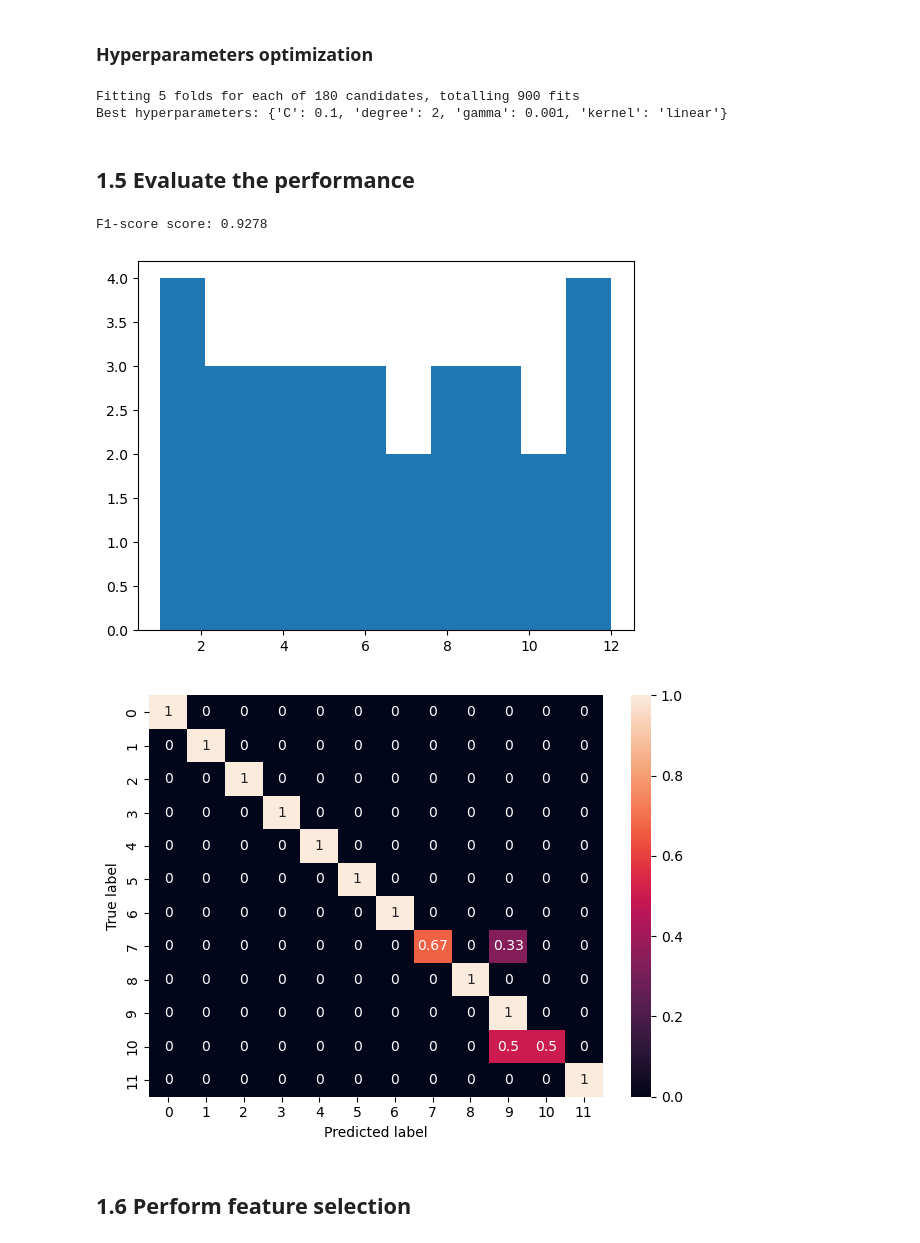
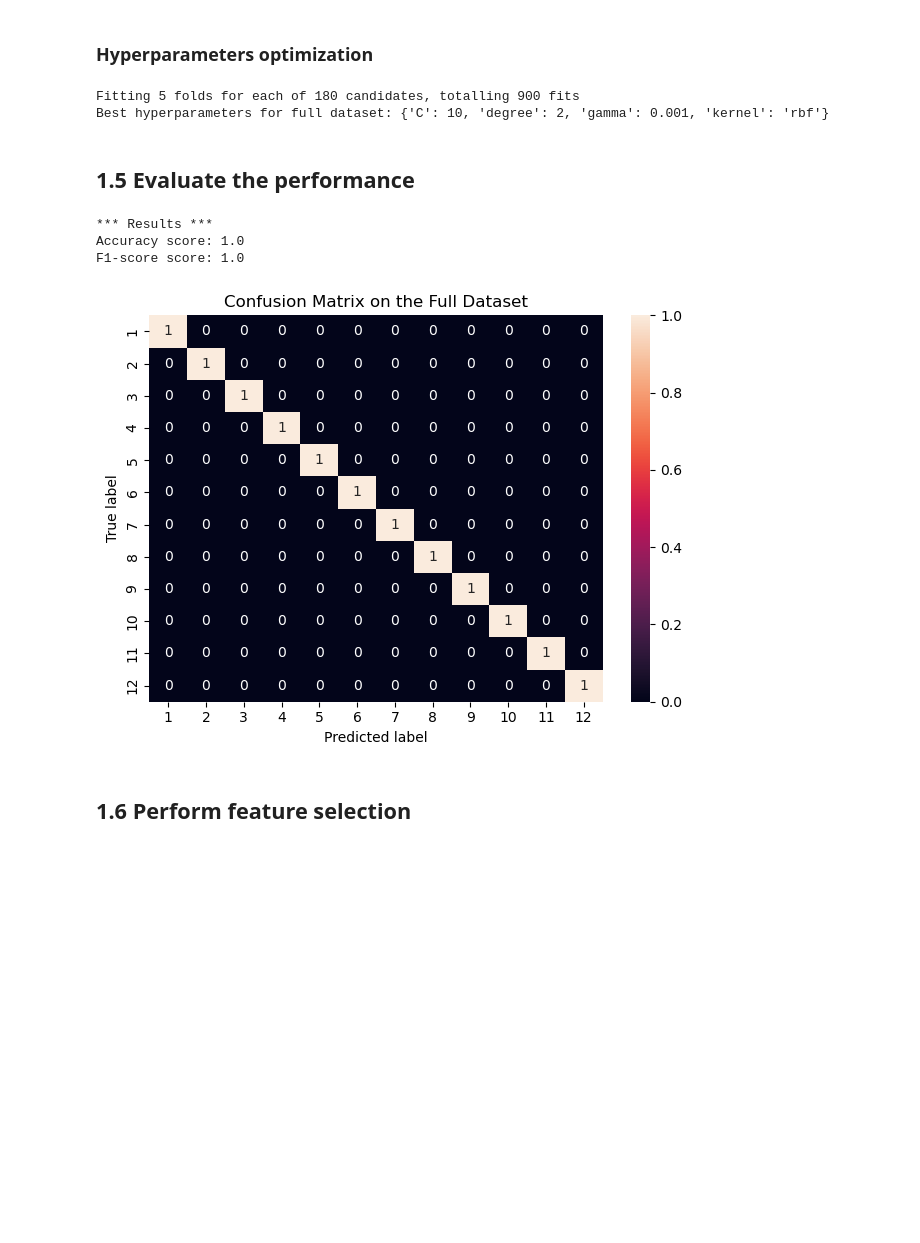
Before and after one commit to AlexisCogne/NSSP_projects, a Jupyter notebook: Project_2_EMG/part_1_Alexis.ipynb, the cells around one changed output. Cells and saved outputs as stored; diff of their text form; code cells hidden in the pictures; blank space fills up the shorter version.

Commit message:
Added hyperparams search for reduced models AND Implemented a trial quality assessment

```diff
--- a/Project_2_EMG/part_1_Alexis.ipynb
+++ b/Project_2_EMG/part_1_Alexis.ipynb
@@ -135,9 +135,22 @@ mov_mean_weights = np.ones(mov_mean_length) / mov_mean_length
 #initializing the data structure
 emg_windows = [[None for repetition_idx in range(n_repetitions)] for stimuli_idx in range(n_stimuli)]
 emg_envelopes = [[None for repetition_idx in range(n_repetitions)] for stimuli_idx in range(n_stimuli)]
+max_amplitudes = np.zeros(n_channels) # Keeping track of the max amplitude in each EMGs to later use for trial quality assessment data
+amplitudes_averaged = np.zeros(n_channels) # Keeping track of the mean amplitude in each EMGs to later use for trial quality assessment data
 
 for stimuli_idx in range(n_stimuli):
     for repetition_idx in range(n_repetitions):
         idx = np.logical_and(stimulus == stimuli_idx + 1, repetition == repetition_idx + 1).flatten()
         emg_windows[stimuli_idx][repetition_idx] = emg_rectified[idx, :]
         emg_envelopes[stimuli_idx][repetition_idx] = convolve1d(emg_windows[stimuli_idx][repetition_idx], mov_mean_weights, axis=0)
+
+        # Compare the channels mean amplitude element-wise to the maximal amplitudes stored so far
+        mean_values = emg_rectified[idx, :].mean(axis=0)
+        max_amplitudes = np.maximum(max_amplitudes,mean_values)
+        amplitudes_averaged += mean_values
+
+# Averaging the mean amplitudes over a window per channel
+amplitudes_averaged /= (n_repetitions * n_stimuli)
+
+for i in range(n_channels):
+    print(f"Channel {i+1}: Mean amplitude = {round(amplitudes_averaged[i], 3)} | Max amplitude = {round(max_amplitudes[i], 3)} ")
@@ -263,7 +293,7 @@ features_names = ['mav', 'std', 'maxav', 'rms', 'wl', 'ssc', 'var']
 features = [mav, std, maxav, rms, wl, ssc, var]
 
 dataset, labels = build_dataset_from_ninapro(
-    emg=kept_emg_data,
+    emg=emg_rectified,
     stimulus=stimulus,
     repetition=repetition,
     features=features
@@ -404,37 +434,50 @@ param_grid = {
 }
 
 # Performing the grid search with a 5-fold cross-validation
-grid_search = GridSearchCV(estimator=svc, param_grid=param_grid, scoring='f1_macro', refit=True, cv=5, verbose=1)
+grid_search_full = GridSearchCV(estimator=svc, param_grid=param_grid, scoring='f1_macro', refit=True, cv=5, verbose=1)
 
 # Fit the grid search
-grid_search.fit(X_train_z, y_train)
+grid_search_full.fit(X_train_z, y_train)
 
-print(f"Best hyperparameters: {grid_search.best_params_}")
+print(f"Best hyperparameters for full dataset: {grid_search_full.best_params_}")
 # %% [output]
 Fitting 5 folds for each of 180 candidates, totalling 900 fits
-Best hyperparameters: {'C': 0.1, 'degree': 2, 'gamma': 0.001, 'kernel': 'linear'}
+Best hyperparameters for full dataset: {'C': 10, 'degree': 2, 'gamma': 0.001, 'kernel': 'rbf'}
 # %% [markdown]
 ## 1.5 Evaluate the performance
 # %%
 # Training the model with the best parameters
-best_model = grid_search.best_estimator_
+best_model = grid_search_full.best_estimator_
 best_model.fit(X_train_z, y_train)
 
 # Evaluate on the test set
 y_pred = best_model.predict(X_test_z)
+accuracy_test = accuracy_score(y_test, y_pred)
 f1_score_test = f1_score(y_test, y_pred, average='macro')
+confmat = confusion_matrix(y_test, y_pred, normalize="true")
+
+# Printing results
+print("*** Results ***")
+print(f"Accuracy score: {round(accuracy_test, 4)}")
 print(f"F1-score score: {round(f1_score_test, 4)}")
-confmat = confusion_matrix(y_test, y_pred, normalize="true")
 
 # Plot the confusion matrix using a heatmap for better visualization.
 fig, ax = plt.subplots()
 sns.heatmap(confmat, annot=True, ax=ax)
+
+plt.title("Confusion Matrix on the Full Dataset")
 ax.set_ylabel("True label")
 ax.set_xlabel("Predicted label")
+
+# Set the x, y ticks and labels
+ax.set_xticks(ticks = 0.5 + np.arange(n_stimuli), labels=np.arange(1, n_stimuli+1))
+ax.set_yticks(ticks = 0.5 + np.arange(n_stimuli), labels=np.arange(1, n_stimuli+1))
+
 plt.tight_layout()
 # %% [output]
-F1-score score: 0.9278
+*** Results ***
+Accuracy score: 1.0
+F1-score score: 1.0
-[figure, old version]
+[figure, new version]
-[figure, removed]
 # %% [markdown]
 ## 1.6 Perform feature selection
```
Also changed, not shown: parts of 15 cells of this notebook.
